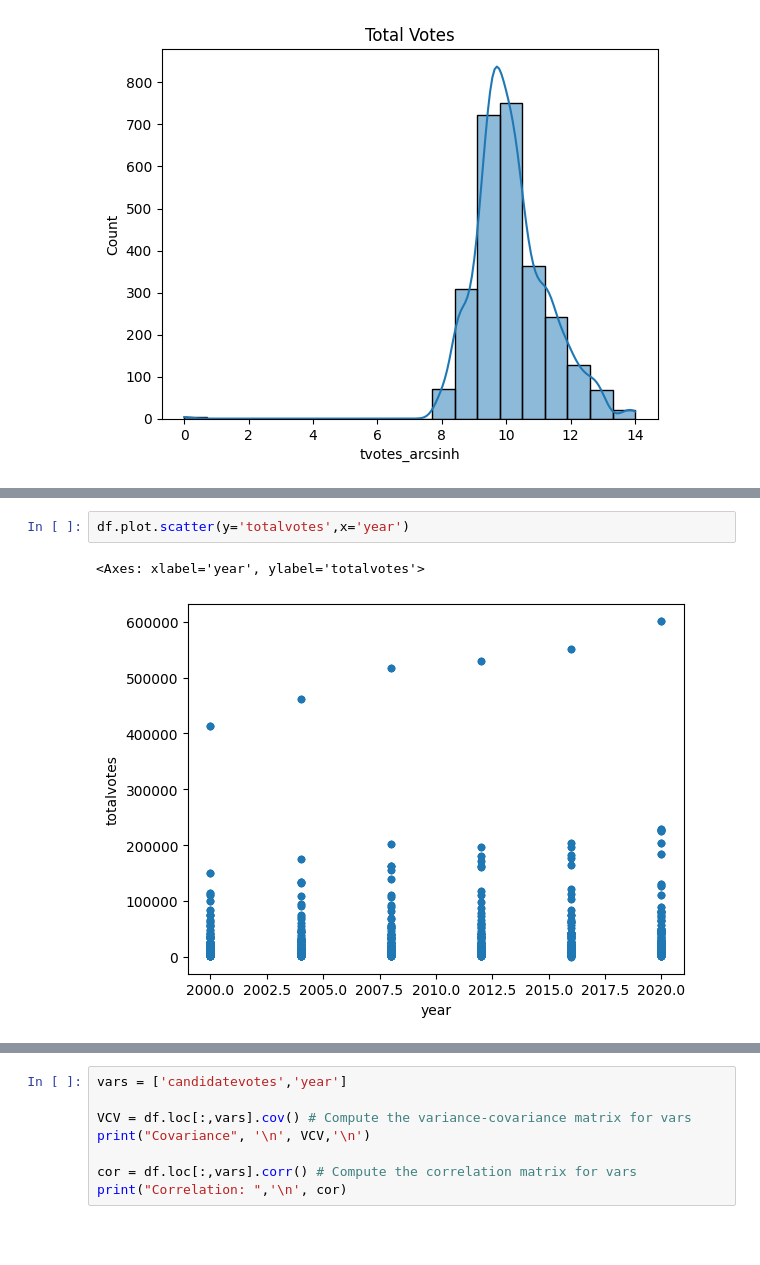
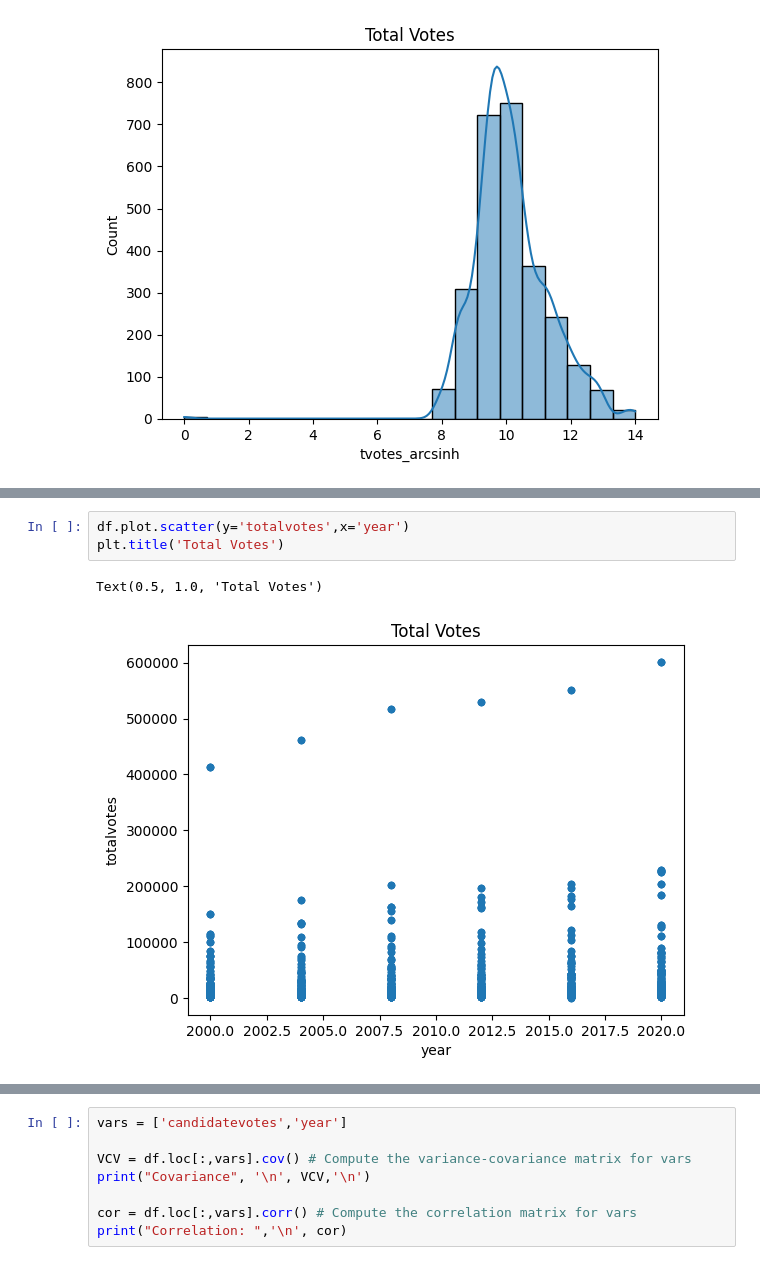
Before and after one commit to kelseymatsik/project_voting, a Jupyter notebook: Visuals_Density_Plots.ipynb, the cells around one changed output, grey strips where cells are left out. Drawn from its saved outputs; the diff is of its cells as text; blank space fills up the shorter version.

```diff
--- a/Visuals_Density_Plots.ipynb
+++ b/Visuals_Density_Plots.ipynb
@@ -130,7 +133,8 @@ df.plot.scatter(y='candidatevotes',x='year')
 # %%
 df.plot.scatter(y='totalvotes',x='year')
+plt.title('Total Votes')
 # %% [output]
-<Axes: xlabel='year', ylabel='totalvotes'>
+Text(0.5, 1.0, 'Total Votes')
-[figure, old version]
+[figure, new version]
 # %%
 sns.boxplot(df['candidatevotes'])
```
Also changed, not shown: parts of 10 cells of this notebook.
